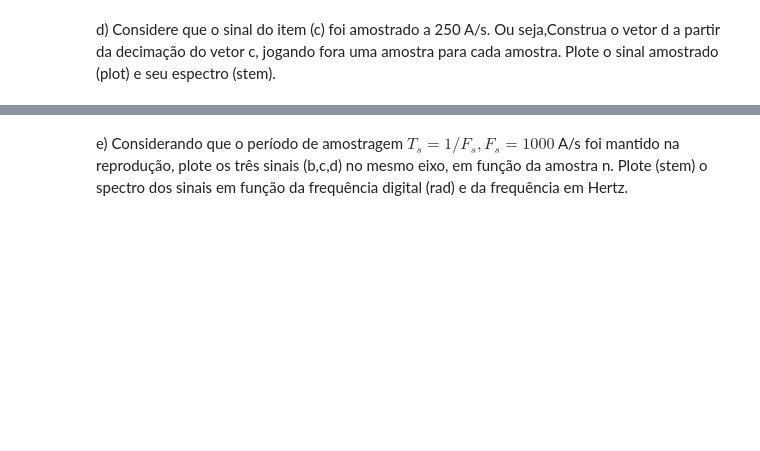
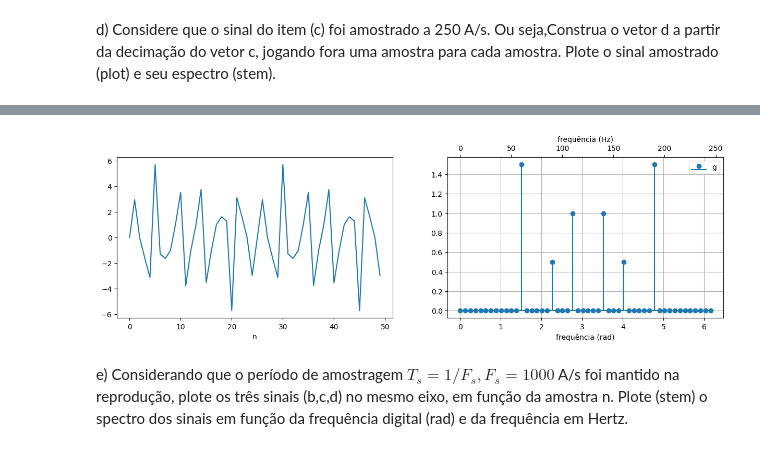
Before and after one commit to Je-Leo-AS/PDS, a Jupyter notebook: lab6/Lab-AmostragemDec.ipynb, the cells around one changed output, grey strips where cells are left out. Drawn from its saved outputs; the diff is of its cells as text; code cells hidden in the pictures; blank space fills up the shorter version.

```diff
--- a/lab6/Lab-AmostragemDec.ipynb
+++ b/lab6/Lab-AmostragemDec.ipynb
@@ -58,2 +113,34 @@ d) Considere que o sinal do item (c) foi amostrado a 250 A/s. Ou seja,Construa o
+# %%
+F1=60;F2=110; F3=160; Fs=250; T=0.2
+
+N=Fs * T; n=arange(N)
+d= 3*sin(2*pi*(F1/Fs)*n) + 2*sin(2*pi*(F2/Fs)*n) + sin(2*pi*(F3/Fs)*n)
+
+def plotas(x,Fs):
+    X=fft(x)/N
+    w=linspace(0,2*pi,num=len(X),endpoint=False)
+
+    figure(figsize=(15,4))
+    subplot(1,2,1)
+    plot(x)
+    xlabel('n')
+    ax=subplot(1,2,2)
+    stem(w,abs(X),linefmt='C0-',markerfmt='C0o',basefmt='C0-')
+
+    def w2f(x):
+       return x * Fs / (2*pi)
+    def f2w(x):
+       return x * 2*pi / Fs
+    ax2=ax.secondary_xaxis("top",functions=(w2f,f2w))
+    ax2.set_xlabel("frequência (Hz)")
+    ax.set_xlabel("frequência (rad)")
+    legend('grafico1')
+    grid()
+    show()
+
+
+plotas(d,Fs)
+# %% [output]
+[figure, added]
 # %% [markdown]
 e) Considerando que o período de amostragem $T_s = 1 / F_s, F_s = 1000$ A/s foi mantido na reprodução, plote os três sinais (b,c,d) no mesmo eixo, em função da amostra n. Plote (stem) o spectro dos sinais em função da frequência digital (rad) e da frequência em Hertz.
```
Also changed, not shown: parts of 14 cells of this notebook, 1 other file.
